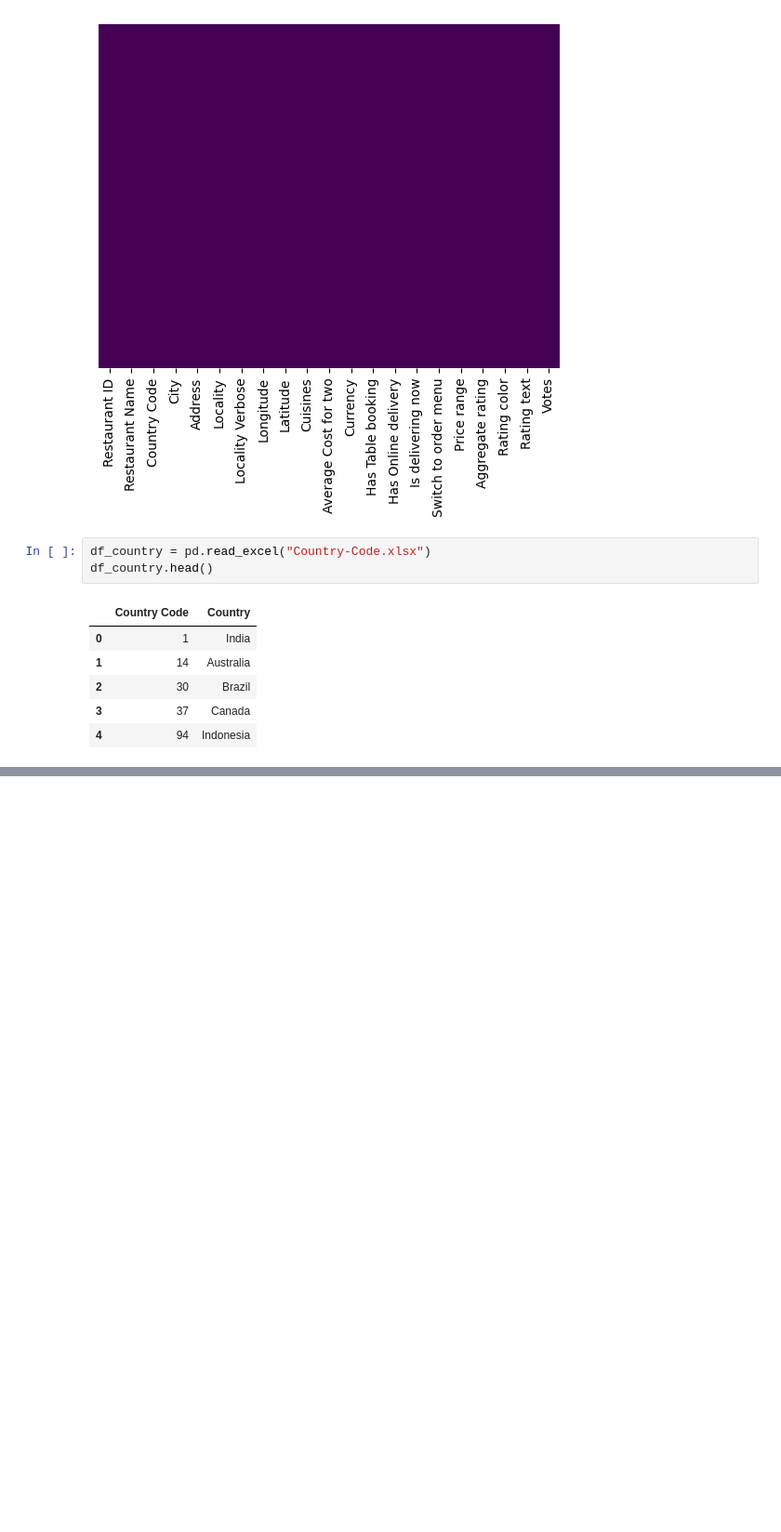
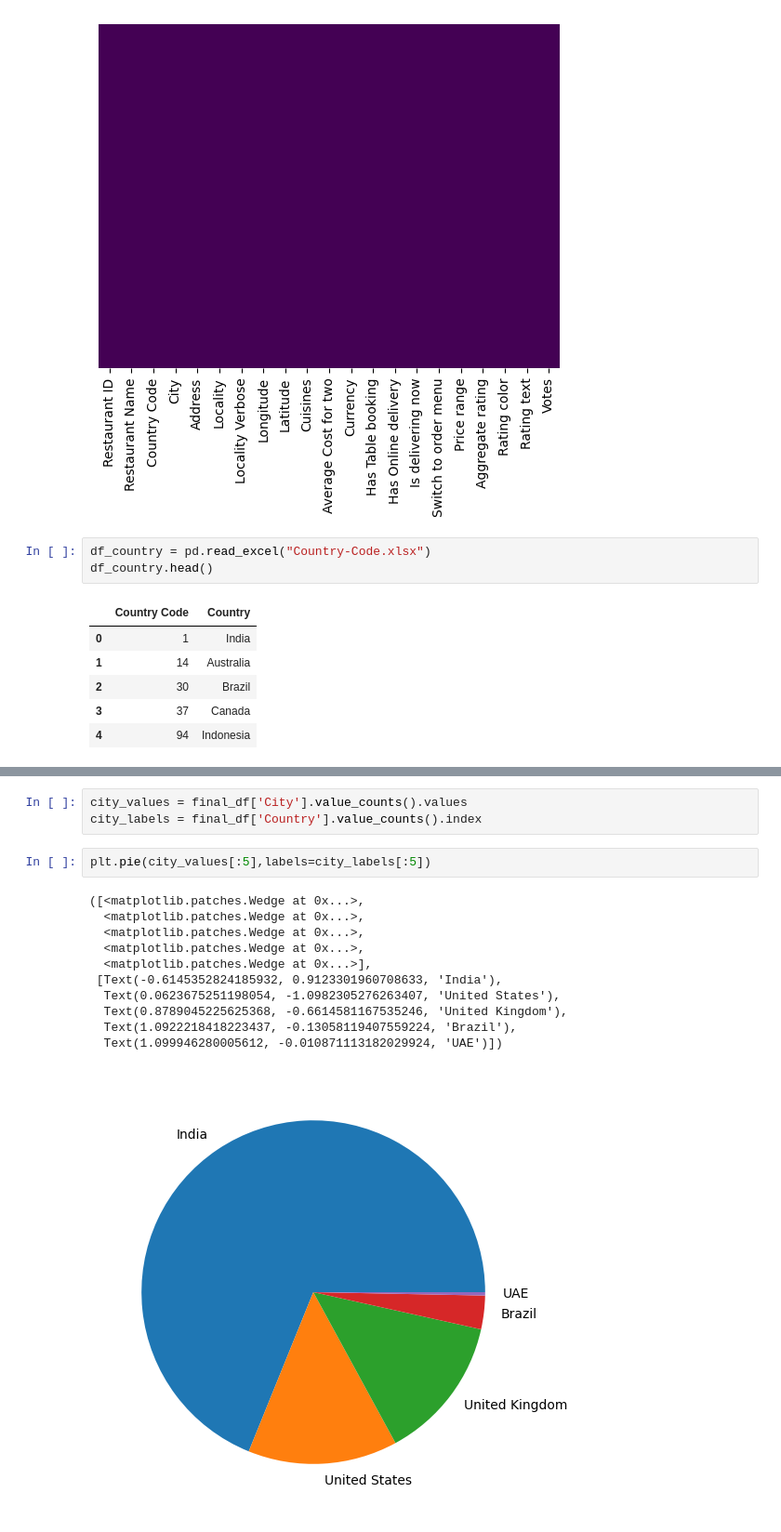
Before and after one commit to ragztigadi/Exploratory-Data-Analysis-on-GlobalData-Set, a Jupyter notebook: EDA.ipynb, the cells around one changed output, grey strips where cells are left out. Shown at 93% size. Cells and saved outputs as stored; diff of their text form; blank space fills up the shorter version.

```diff
--- a/EDA.ipynb
+++ b/EDA.ipynb
@@ -100,0 +376,17 @@ df_country.head()
+# %%
+city_values = final_df['City'].value_counts().values
+city_labels = final_df['Country'].value_counts().index
+# %%
+plt.pie(city_values[:5],labels=city_labels[:5])
+# %% [output]
+([<matplotlib.patches.Wedge at 0x...>,
+  <matplotlib.patches.Wedge at 0x...>,
+  <matplotlib.patches.Wedge at 0x...>,
+  <matplotlib.patches.Wedge at 0x...>,
+  <matplotlib.patches.Wedge at 0x...>],
+ [Text(-0.6145352824185932, 0.9123301960708633, 'India'),
+  Text(0.0623675251198054, -1.0982305276263407, 'United States'),
+  Text(0.8789045225625368, -0.6614581167535246, 'United Kingdom'),
+  Text(1.0922218418223437, -0.13058119407559224, 'Brazil'),
+  Text(1.099946280005612, -0.010871113182029924, 'UAE')])
+[figure, added]
```
Also changed, not shown: parts of 35 cells of this notebook.
